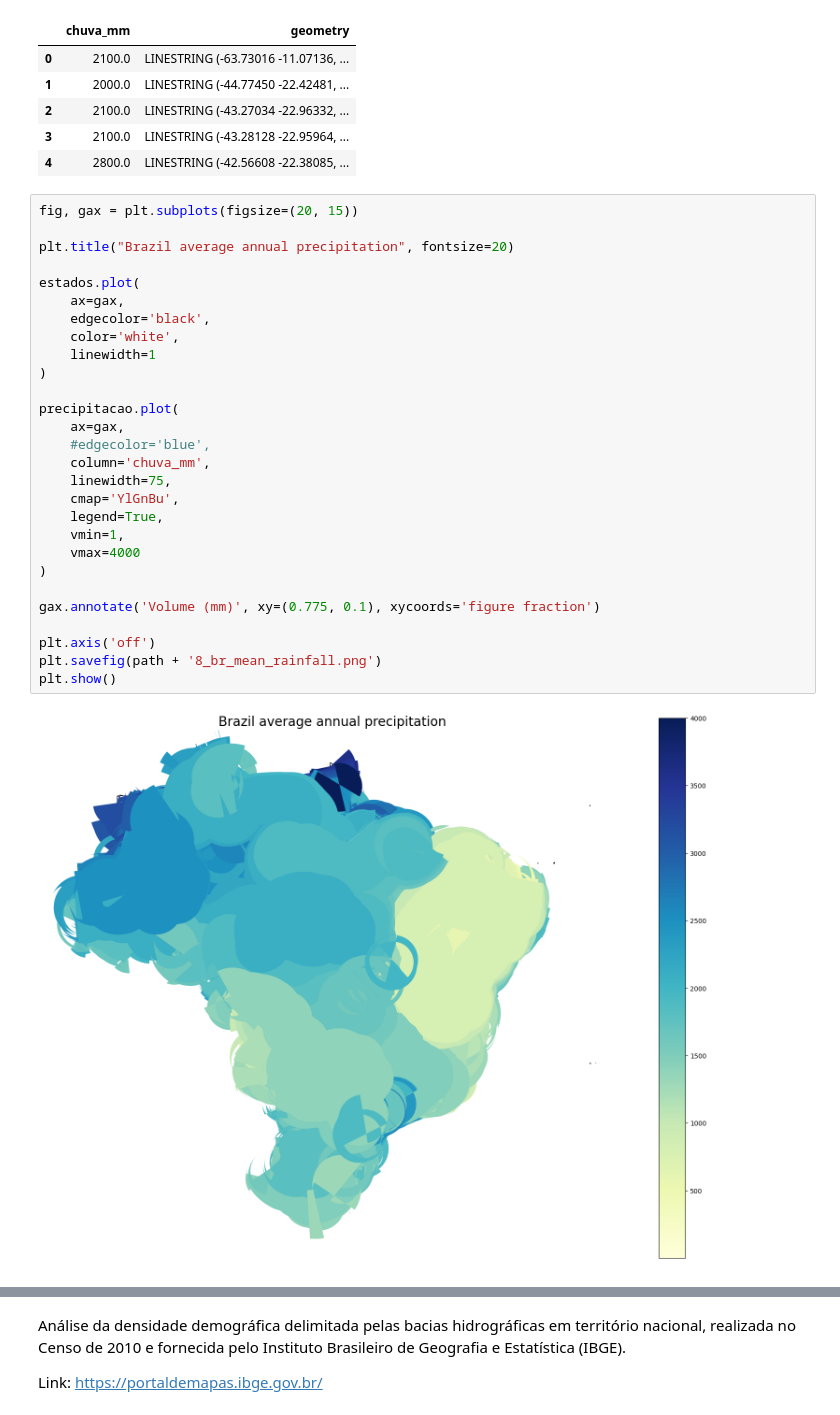
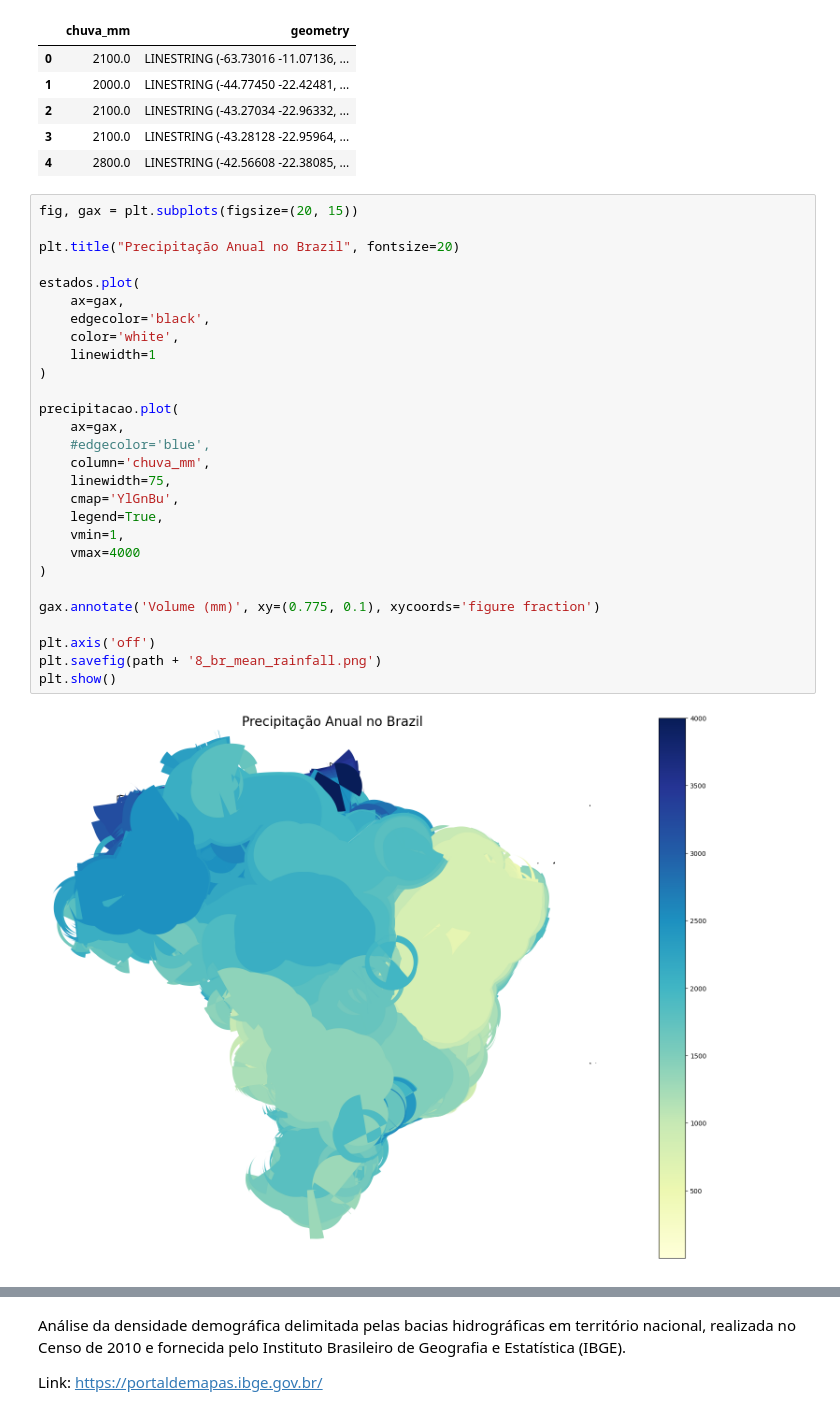
Before and after one commit to mcatrinque/brazilian_hydropower, a Jupyter notebook: brazilian_hydropower_analysis.ipynb, the cells around one changed output, grey strips where cells are left out. Saved outputs shown, nothing was run; the diff lists cells and outputs as text.

```diff
--- a/brazilian_hydropower_analysis.ipynb
+++ b/brazilian_hydropower_analysis.ipynb
@@ -69,31 +69,31 @@ precipitacao.head()
 # %%
 fig, gax = plt.subplots(figsize=(20, 15))
 
-plt.title("Brazil average annual precipitation", fontsize=20)
+plt.title("Precipitação Anual no Brazil", fontsize=20)
 
 estados.plot(
     ax=gax,
     edgecolor='black',
     color='white',
     linewidth=1
 )
 
 precipitacao.plot(
     ax=gax,
     #edgecolor='blue',
     column='chuva_mm',
     linewidth=75,
     cmap='YlGnBu',
     legend=True,
     vmin=1,
     vmax=4000
 )
 
 gax.annotate('Volume (mm)', xy=(0.775, 0.1), xycoords='figure fraction')
 
 plt.axis('off')
 plt.savefig(path + '8_br_mean_rainfall.png')
 plt.show()
 # %% [output]
-[figure, old version]
+[figure, new version]
 # %% [markdown]
```
Also changed, not shown: parts of 7 cells of this notebook.
